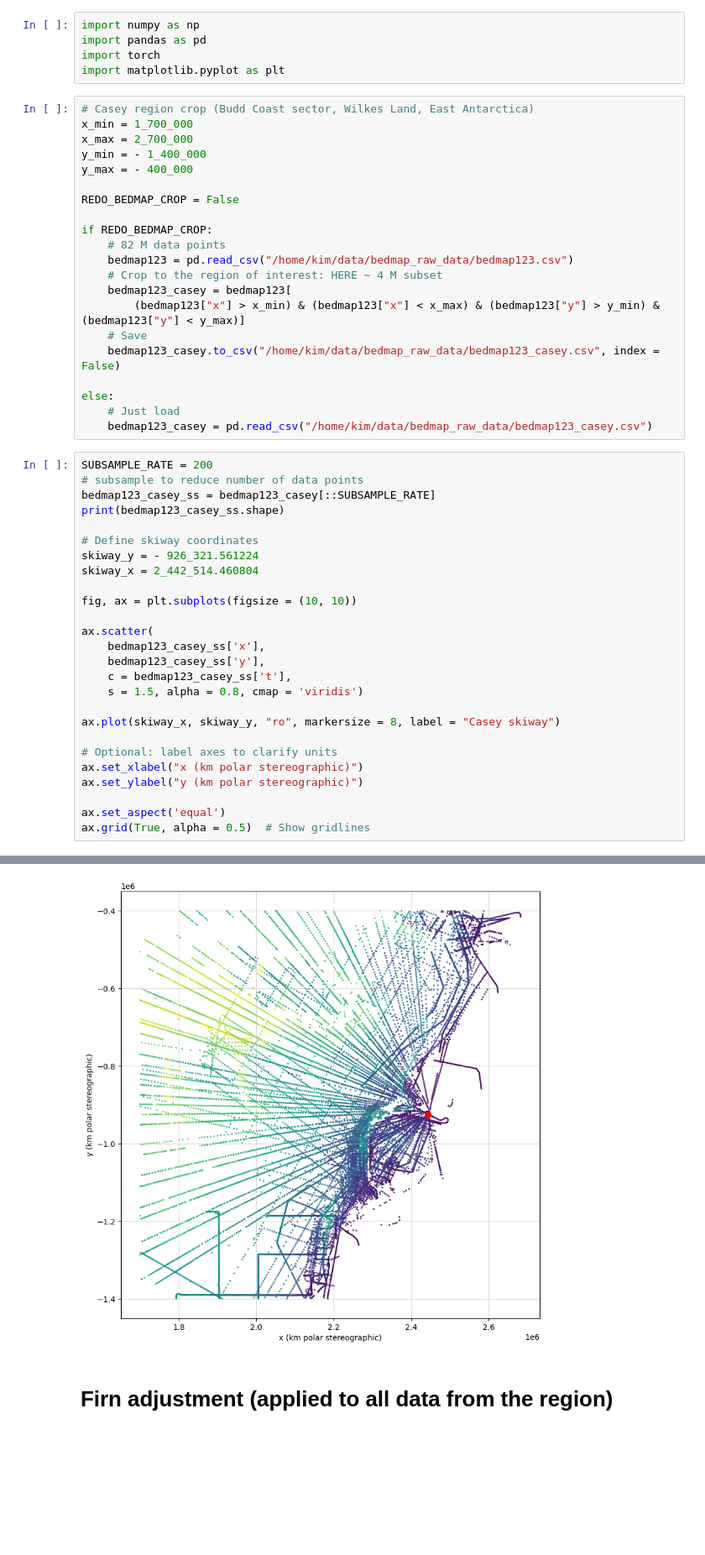
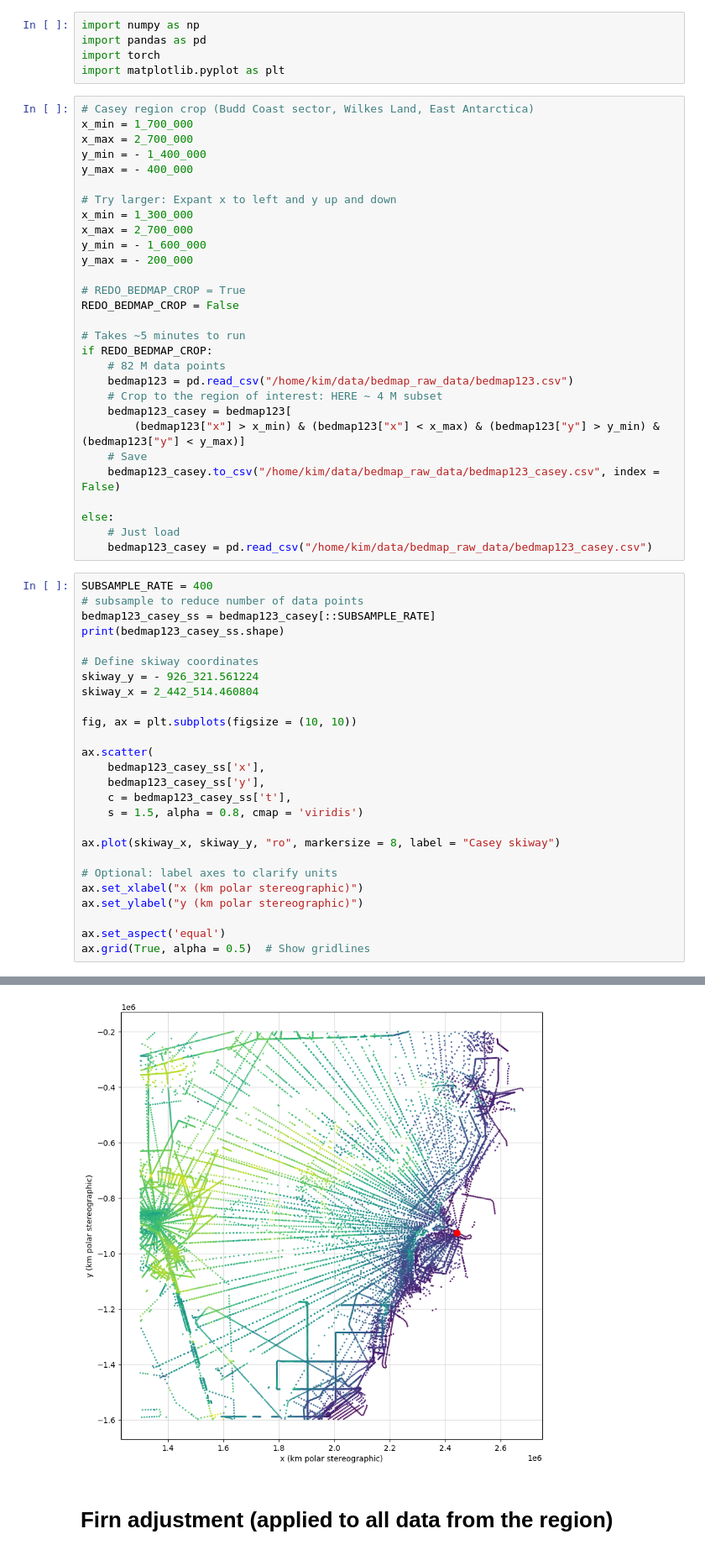
Before and after one commit to kimbente/BO4AIS, a Jupyter notebook: preprocess_ice_thickness_points.ipynb, the cells around one changed output, grey strips where cells are left out. Shown at 84% size. Cells and saved outputs as stored; diff of their text form; blank space fills up the shorter version.

```diff
--- a/preprocess_ice_thickness_points.ipynb
+++ b/preprocess_ice_thickness_points.ipynb
@@ -10,8 +10,16 @@ x_max = 2_700_000
 y_min = - 1_400_000
 y_max = - 400_000
 
+# Try larger: Expant x to left and y up and down
+x_min = 1_300_000
+x_max = 2_700_000
+y_min = - 1_600_000
+y_max = - 200_000
+
+# REDO_BEDMAP_CROP = True
 REDO_BEDMAP_CROP = False
 
+# Takes ~5 minutes to run
 if REDO_BEDMAP_CROP:
     # 82 M data points
     bedmap123 = pd.read_csv("/home/kim/data/bedmap_raw_data/bedmap123.csv")
@@ -25,7 +33,7 @@ else:
     # Just load
     bedmap123_casey = pd.read_csv("/home/kim/data/bedmap_raw_data/bedmap123_casey.csv")
 # %%
-SUBSAMPLE_RATE = 200
+SUBSAMPLE_RATE = 400
 # subsample to reduce number of data points
 bedmap123_casey_ss = bedmap123_casey[::SUBSAMPLE_RATE]
 print(bedmap123_casey_ss.shape)
@@ -55,4 +63,4 @@ ax.grid(True, alpha = 0.5)  # Show gridlines
-[figure, old version]
+[figure, new version]
 # %% [markdown]
 # Firn adjustment (applied to all data from the region)
 # %%
```
Also changed, not shown: parts of 6 cells of this notebook, 8 other files.
